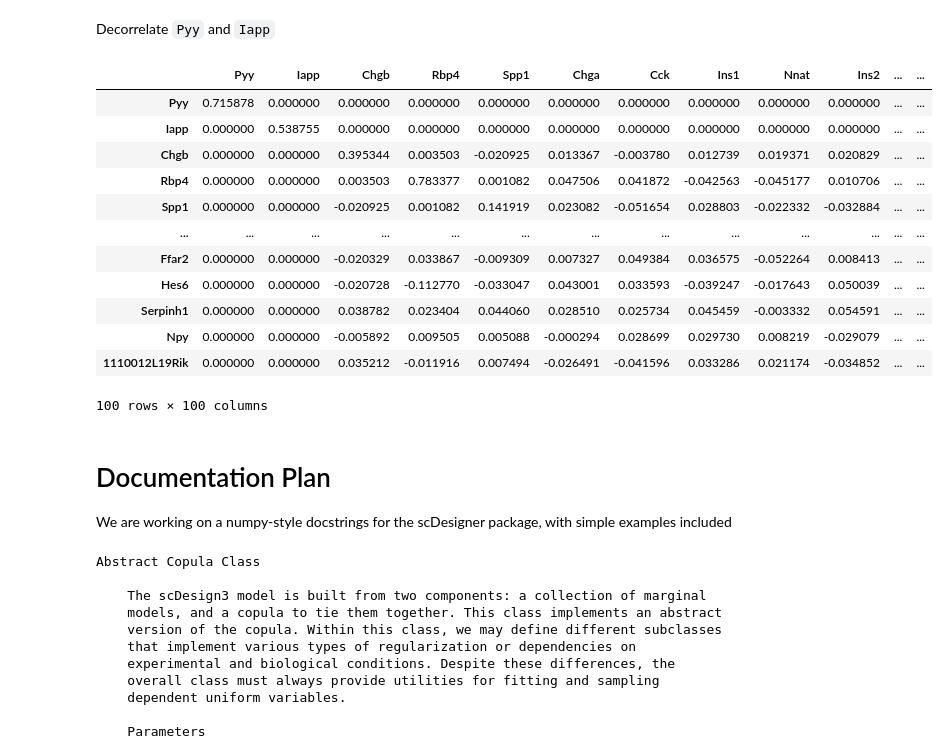
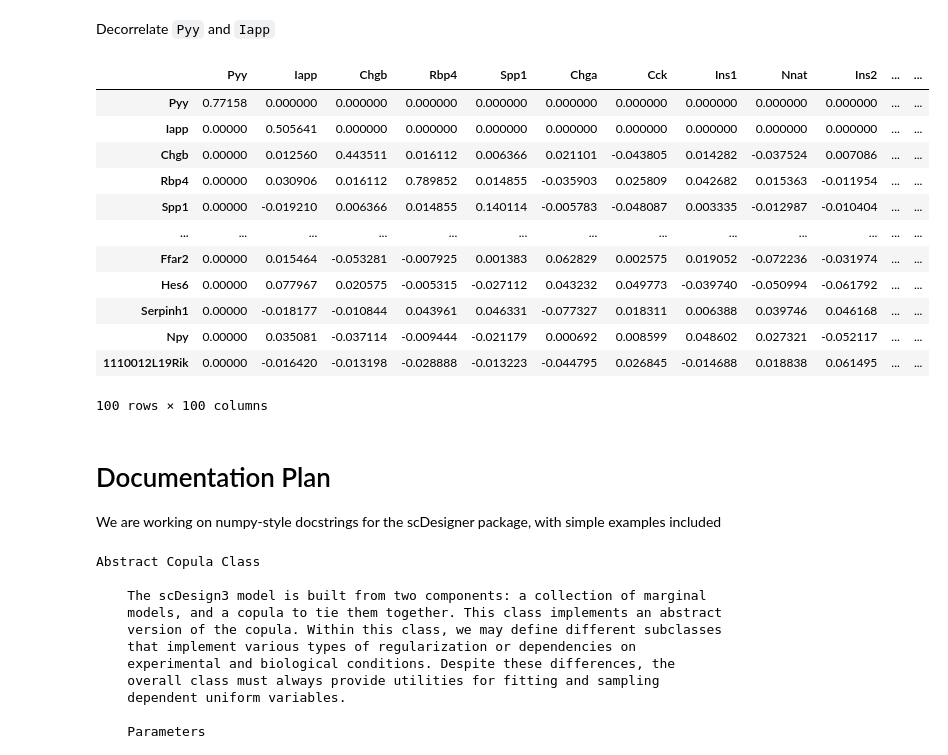
Before and after one commit to krisrs1128/scDesigner, a Jupyter notebook: examples/quickstart.ipynb, the cells around one changed output. Cells and saved outputs as stored; diff of their text form; code cells hidden in the pictures.

```diff
--- a/examples/quickstart.ipynb
+++ b/examples/quickstart.ipynb
@@ -147,26 +149,26 @@ sim.copula.parameters['cell_type[T.Ngn3 low EP]']
 # %% [markdown]
 Decorrelate `Pyy` and `Iapp`
 # %%
-sim.copula.decorrelate("Pyy|Iapp", "Pyy|Iapp", 'cell_type[T.Ngn3 low EP]')
+sim.copula.decorrelate("Pyy|Iapp", "Pyy", 'cell_type[T.Ngn3 low EP]')
 sim.copula.parameters['cell_type[T.Ngn3 low EP]']
 # %% [output]
 |  | Pyy | Iapp | Chgb | Rbp4 | Spp1 | Chga | Cck | Ins1 | Nnat | Ins2 | ... | ... |
-| Pyy | 0.715878 | 0.000000 | 0.000000 | 0.000000 | 0.000000 | 0.000000 | 0.000000 | 0.000000 | 0.000000 | 0.000000 | ... | ... |
-| Iapp | 0.000000 | 0.538755 | 0.000000 | 0.000000 | 0.000000 | 0.000000 | 0.000000 | 0.000000 | 0.000000 | 0.000000 | ... | ... |
-| Chgb | 0.000000 | 0.000000 | 0.395344 | 0.003503 | -0.020925 | 0.013367 | -0.003780 | 0.012739 | 0.019371 | 0.020829 | ... | ... |
-| Rbp4 | 0.000000 | 0.000000 | 0.003503 | 0.783377 | 0.001082 | 0.047506 | 0.041872 | -0.042563 | -0.045177 | 0.010706 | ... | ... |
-| Spp1 | 0.000000 | 0.000000 | -0.020925 | 0.001082 | 0.141919 | 0.023082 | -0.051654 | 0.028803 | -0.022332 | -0.032884 | ... | ... |
+| Pyy | 0.77158 | 0.000000 | 0.000000 | 0.000000 | 0.000000 | 0.000000 | 0.000000 | 0.000000 | 0.000000 | 0.000000 | ... | ... |
+| Iapp | 0.00000 | 0.505641 | 0.000000 | 0.000000 | 0.000000 | 0.000000 | 0.000000 | 0.000000 | 0.000000 | 0.000000 | ... | ... |
+| Chgb | 0.00000 | 0.012560 | 0.443511 | 0.016112 | 0.006366 | 0.021101 | -0.043805 | 0.014282 | -0.037524 | 0.007086 | ... | ... |
+| Rbp4 | 0.00000 | 0.030906 | 0.016112 | 0.789852 | 0.014855 | -0.035903 | 0.025809 | 0.042682 | 0.015363 | -0.011954 | ... | ... |
+| Spp1 | 0.00000 | -0.019210 | 0.006366 | 0.014855 | 0.140114 | -0.005783 | -0.048087 | 0.003335 | -0.012987 | -0.010404 | ... | ... |
 | ... | ... | ... | ... | ... | ... | ... | ... | ... | ... | ... | ... | ... |
-| Ffar2 | 0.000000 | 0.000000 | -0.020329 | 0.033867 | -0.009309 | 0.007327 | 0.049384 | 0.036575 | -0.052264 | 0.008413 | ... | ... |
-| Hes6 | 0.000000 | 0.000000 | -0.020728 | -0.112770 | -0.033047 | 0.043001 | 0.033593 | -0.039247 | -0.017643 | 0.050039 | ... | ... |
-| Serpinh1 | 0.000000 | 0.000000 | 0.038782 | 0.023404 | 0.044060 | 0.028510 | 0.025734 | 0.045459 | -0.003332 | 0.054591 | ... | ... |
-| Npy | 0.000000 | 0.000000 | -0.005892 | 0.009505 | 0.005088 | -0.000294 | 0.028699 | 0.029730 | 0.008219 | -0.029079 | ... | ... |
-| 1110012L19Rik | 0.000000 | 0.000000 | 0.035212 | -0.011916 | 0.007494 | -0.026491 | -0.041596 | 0.033286 | 0.021174 | -0.034852 | ... | ... |
+| Ffar2 | 0.00000 | 0.015464 | -0.053281 | -0.007925 | 0.001383 | 0.062829 | 0.002575 | 0.019052 | -0.072236 | -0.031974 | ... | ... |
+| Hes6 | 0.00000 | 0.077967 | 0.020575 | -0.005315 | -0.027112 | 0.043232 | 0.049773 | -0.039740 | -0.050994 | -0.061792 | ... | ... |
+| Serpinh1 | 0.00000 | -0.018177 | -0.010844 | 0.043961 | 0.046331 | -0.077327 | 0.018311 | 0.006388 | 0.039746 | 0.046168 | ... | ... |
+| Npy | 0.00000 | 0.035081 | -0.037114 | -0.009444 | -0.021179 | 0.000692 | 0.008599 | 0.048602 | 0.027321 | -0.052117 | ... | ... |
+| 1110012L19Rik | 0.00000 | -0.016420 | -0.013198 | -0.028888 | -0.013223 | -0.044795 | 0.026845 | -0.014688 | 0.018838 | 0.061495 | ... | ... |
 100 rows × 100 columns
 # %% [markdown]
 # Documentation Plan
 
-We are working on a numpy-style docstrings for the scDesigner package, with simple examples included
+We are working on numpy-style docstrings for the scDesigner package, with simple examples included
 # %%
 from scdesigner.base.copula import Copula
 print(Copula.__doc__)
```
Also changed, not shown: parts of 7 cells of this notebook.
